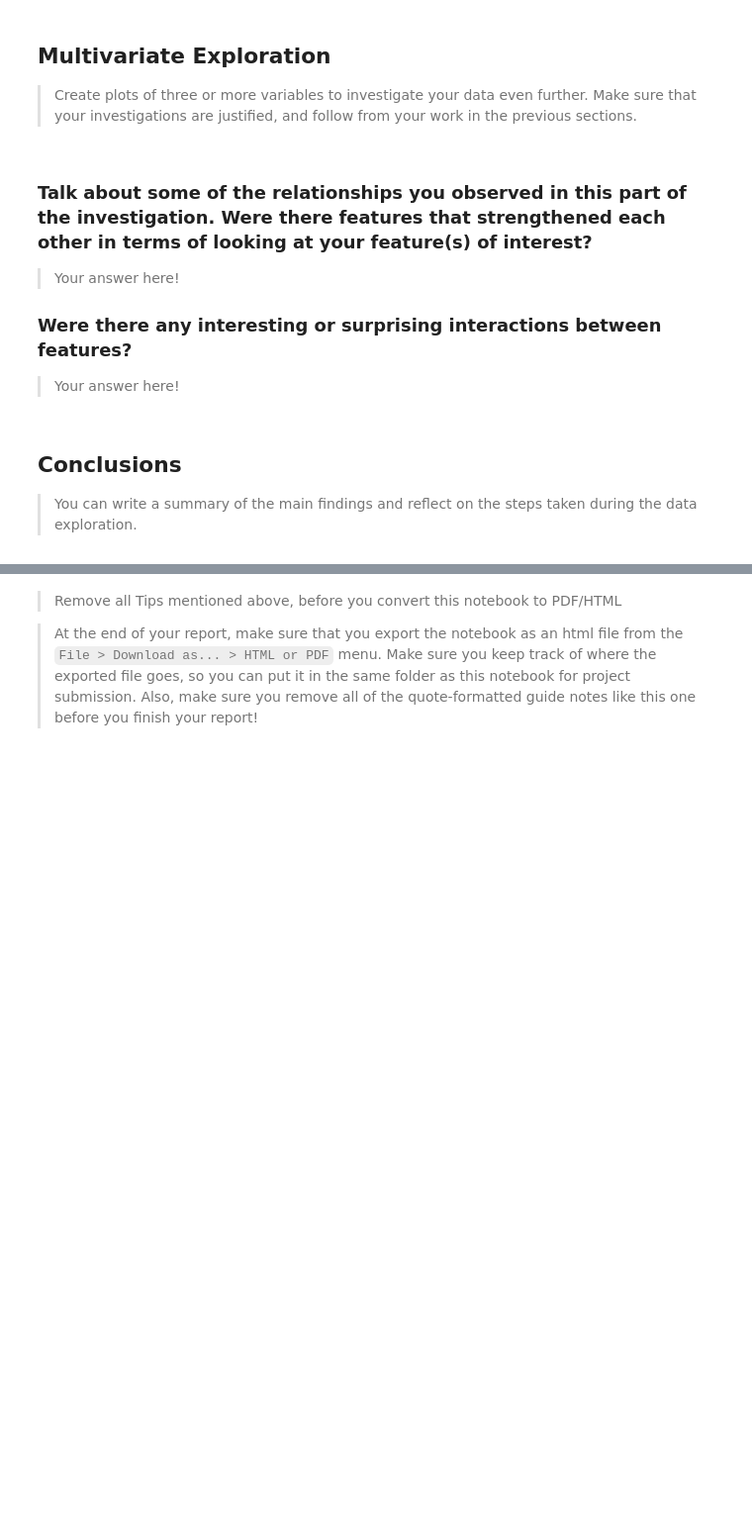
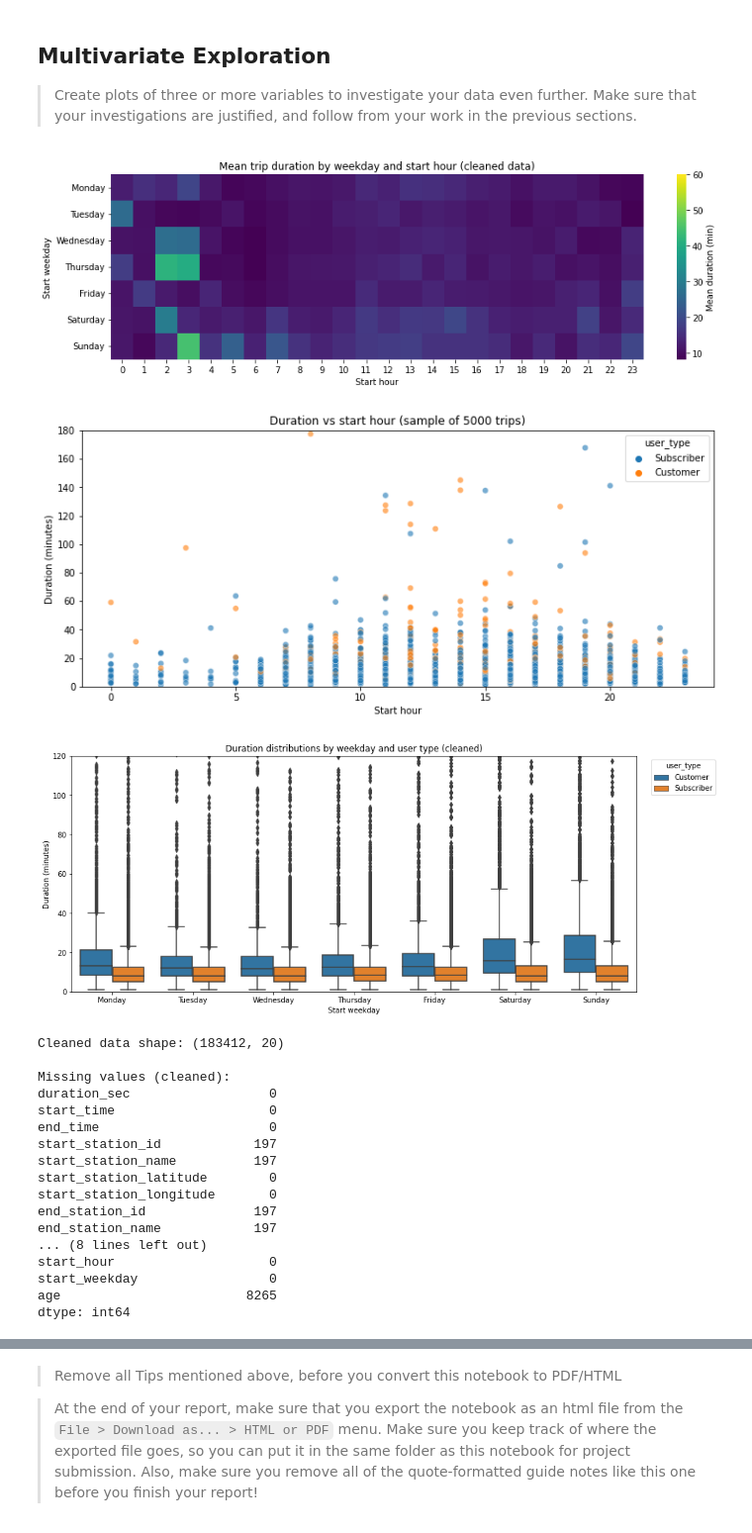
Before and after one commit to 86burke/DAND_Ford_GoBike_System, a Jupyter notebook: Part_I_exploration_template.ipynb, the cells around one changed output, grey strips where cells are left out. Shown at 99% size. Drawn from its saved outputs; the diff is of its cells as text; code cells hidden in the pictures; blank space fills up the shorter version.

Commit message:
Part_1 final commit

```diff
--- a/Part_I_exploration_template.ipynb
+++ b/Part_I_exploration_template.ipynb
@@ -140,14 +329,72 @@ fashion in the previous section (univariate exploration).
 > Create plots of three or more variables to investigate your data even
 further. Make sure that your investigations are justified, and follow from
 your work in the previous sections.
-# %% [markdown]
-### Talk about some of the relationships you observed in this part of the investigation. Were there features that strengthened each other in terms of looking at your feature(s) of interest?
-
-> Your answer here!
-
-### Were there any interesting or surprising interactions between features?
-
-> Your answer here!
-# %% [markdown]
-## Conclusions
->You can write a summary of the main findings and reflect on the steps taken during the data exploration.
+# %%
+# Multivariate exploration: interactions between duration, time, and user_type
+# Create a cleaned copy for multivariate plots (filter implausible durations)
+bike_clean = bike.copy()
+bike_clean = bike_clean[(bike_clean.duration_min > 0.5) & (bike_clean.duration_min <= 1440)].copy()  # keep trips between 0.5 min and 24 hours
+
+# Ensure time fields exist
+weekday_order = ['Monday','Tuesday','Wednesday','Thursday','Friday','Saturday','Sunday']
+if 'start_hour' not in bike_clean.columns:
+    bike_clean['start_hour'] = bike_clean.start_time.dt.hour
+if 'start_weekday' not in bike_clean.columns:
+    bike_clean['start_weekday'] = bike_clean.start_time.dt.day_name()
+
+# 1) Heatmap: mean duration by weekday (rows) and hour (columns) - multivariate view
+pivot = bike_clean.pivot_table(index='start_weekday', columns='start_hour', values='duration_min', aggfunc='mean').reindex(weekday_order)
+plt.figure(figsize=(14,4))
+sb.heatmap(pivot, cmap='viridis', cbar_kws={'label':'Mean duration (min)'}, vmax=60)
+plt.title('Mean trip duration by weekday and start hour (cleaned data)')
+plt.xlabel('Start hour')
+plt.ylabel('Start weekday')
+plt.show()
+
+# 2) Scatter sample: duration vs start_hour colored by user_type (sampled for performance)
+n = min(5000, len(bike_clean))
+sample = bike_clean.sample(n, random_state=42)
+plt.figure(figsize=(12,5))
+sb.scatterplot(data=sample, x='start_hour', y='duration_min', hue='user_type', alpha=0.6, s=40)
+plt.ylim(0,180)
+plt.title(f'Duration vs start hour (sample of {n} trips)')
+plt.xlabel('Start hour')
+plt.ylabel('Duration (minutes)')
+plt.legend(title='user_type')
+plt.show()
+
+# 3) Boxplot faceted by user_type and weekday to compare distributions across both axes
+plt.figure(figsize=(14,6))
+sb.boxplot(data=bike_clean, x='start_weekday', y='duration_min', hue='user_type', order=weekday_order)
+plt.ylim(0,120)
+plt.xlabel('Start weekday')
+plt.ylabel('Duration (minutes)')
+plt.title('Duration distributions by weekday and user type (cleaned)')
+plt.legend(title='user_type', bbox_to_anchor=(1.02,1), loc='upper left')
+plt.show()
+
+# 4) Quick numeric check: counts and missing data after cleaning
+print('Cleaned data shape:', bike_clean.shape)
+print('\nMissing values (cleaned):')
+print(bike_clean.isnull().sum())
+# %% [output]
+[figure, added]
+[figure, added]
+[figure, added]
+Cleaned data shape: (183412, 20)
+
+Missing values (cleaned):
+duration_sec                  0
+start_time                    0
+end_time                      0
+start_station_id            197
+start_station_name          197
+start_station_latitude        0
+start_station_longitude       0
+end_station_id              197
+end_station_name            197
+... (8 lines left out)
+start_hour                    0
+start_weekday                 0
+age                        8265
+dtype: int64
```
Also changed, not shown: parts of 17 cells of this notebook, 1 other file.
